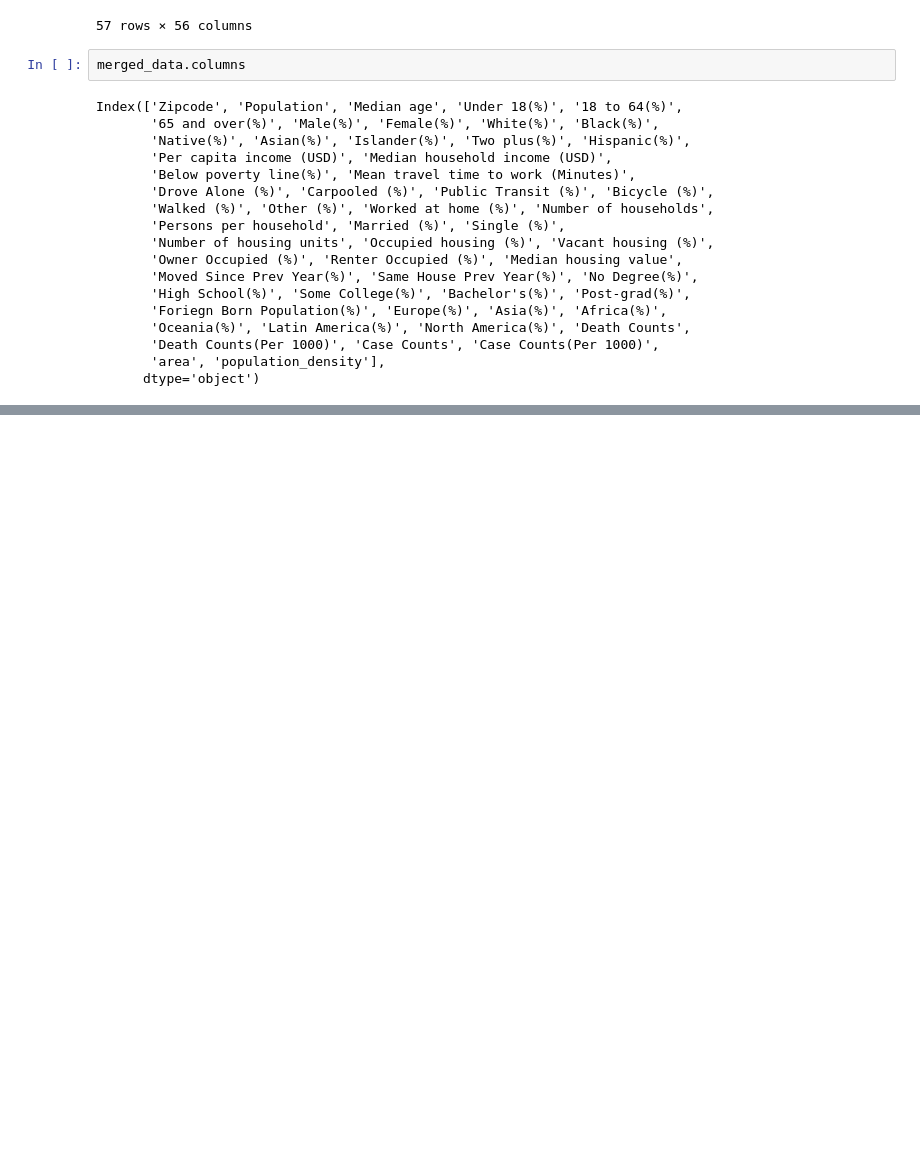
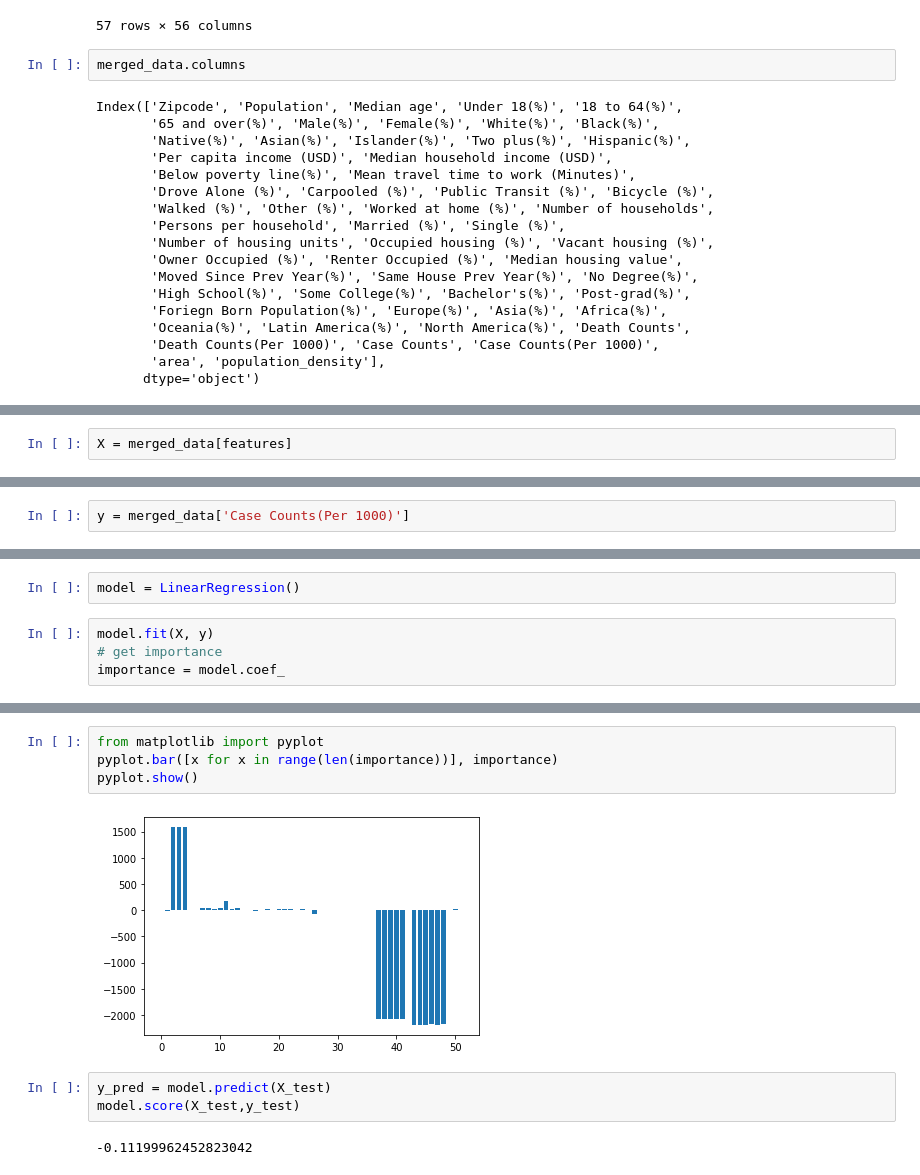
Before and after one commit to uic-cs418/modeling-the-pandemic, a Jupyter notebook: kushwah-notebook.ipynb, the cells around one changed output, grey strips where cells are left out. Saved outputs shown, nothing was run; the diff lists cells and outputs as text; blank space fills up the shorter version.

Commit message:
adding ml model predictions based on feature importance, variance scores and mean squared errors

```diff
--- a/kushwah-notebook.ipynb
+++ b/kushwah-notebook.ipynb
@@ -150,0 +179,2 @@ sns.lineplot(data=merged_data, y="population_density", x="Death Counts", color='
+# %%
+X = merged_data[features]
@@ -150,0 +185,2 @@ sns.lineplot(data=merged_data, y="population_density", x="Death Counts", color='
+# %%
+y = merged_data['Case Counts(Per 1000)']
@@ -150,0 +189,6 @@ sns.lineplot(data=merged_data, y="population_density", x="Death Counts", color='
+# %%
+model = LinearRegression()
+# %%
+model.fit(X, y)
+# get importance
+importance = model.coef_
@@ -150,0 +249,11 @@ sns.lineplot(data=merged_data, y="population_density", x="Death Counts", color='
+# %%
+from matplotlib import pyplot
+pyplot.bar([x for x in range(len(importance))], importance)
+pyplot.show()
+# %% [output]
+[figure, added]
+# %%
+y_pred = model.predict(X_test)
+model.score(X_test,y_test)
+# %% [output]
+-0.11199962452823042
```
Also changed, not shown: parts of 16 cells of this notebook.
